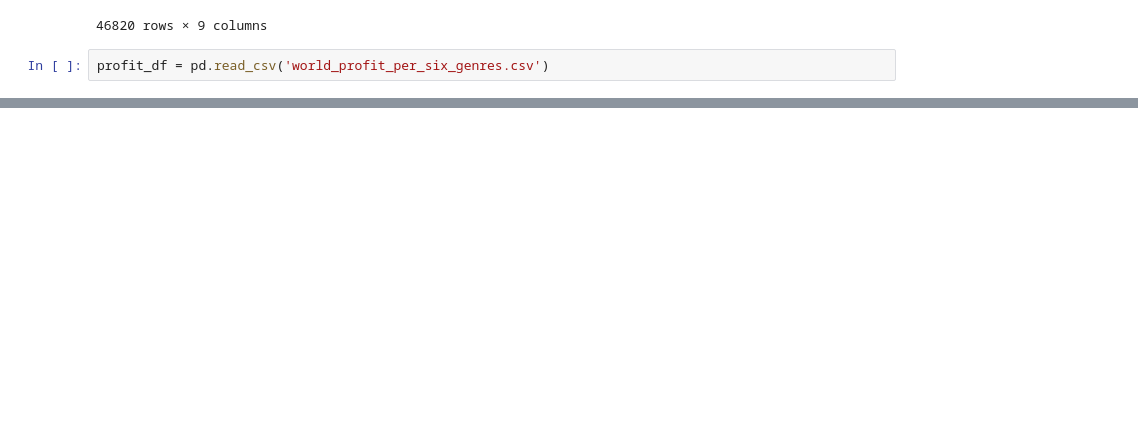
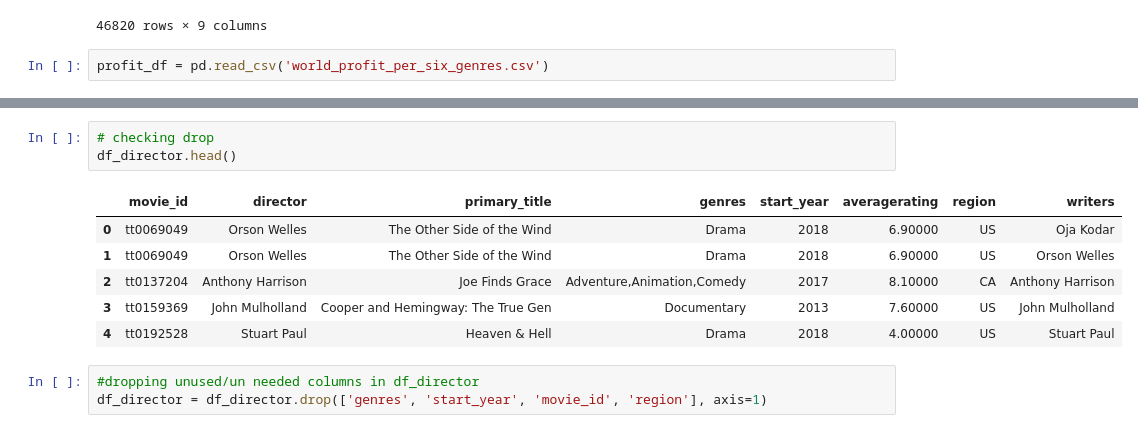
Before and after one commit to wasih790/Microsoft_Movie_Studio, a Jupyter notebook: 2_Statistical_Plotting/Question 3 - Director and Movie .ipynb, the cells around one changed output, grey strips where cells are left out. Drawn from its saved outputs; the diff is of its cells as text; blank space fills up the shorter version.

```diff
--- a/2_Statistical_Plotting/Question 3 - Director and Movie .ipynb
+++ b/2_Statistical_Plotting/Question 3 - Director and Movie .ipynb
@@ -42,0 +60,13 @@ profit_df
+# %%
+# checking drop
+df_director.head()
+# %% [output]
+|  | movie_id | director | primary_title | genres | start_year | averagerating | region | writers |
+| 0 | tt0069049 | Orson Welles | The Other Side of the Wind | Drama | 2018 | 6.90000 | US | Oja Kodar |
+| 1 | tt0069049 | Orson Welles | The Other Side of the Wind | Drama | 2018 | 6.90000 | US | Orson Welles |
+| 2 | tt0137204 | Anthony Harrison | Joe Finds Grace | Adventure,Animation,Comedy | 2017 | 8.10000 | CA | Anthony Harrison |
+| 3 | tt0159369 | John Mulholland | Cooper and Hemingway: The True Gen | Documentary | 2013 | 7.60000 | US | John Mulholland |
+| 4 | tt0192528 | Stuart Paul | Heaven & Hell | Drama | 2018 | 4.00000 | US | Stuart Paul |
+# %%
+#dropping unused/un needed columns in df_director
+df_director = df_director.drop(['genres', 'start_year', 'movie_id', 'region'], axis=1)
```
Also changed, not shown: parts of 11 cells of this notebook.
